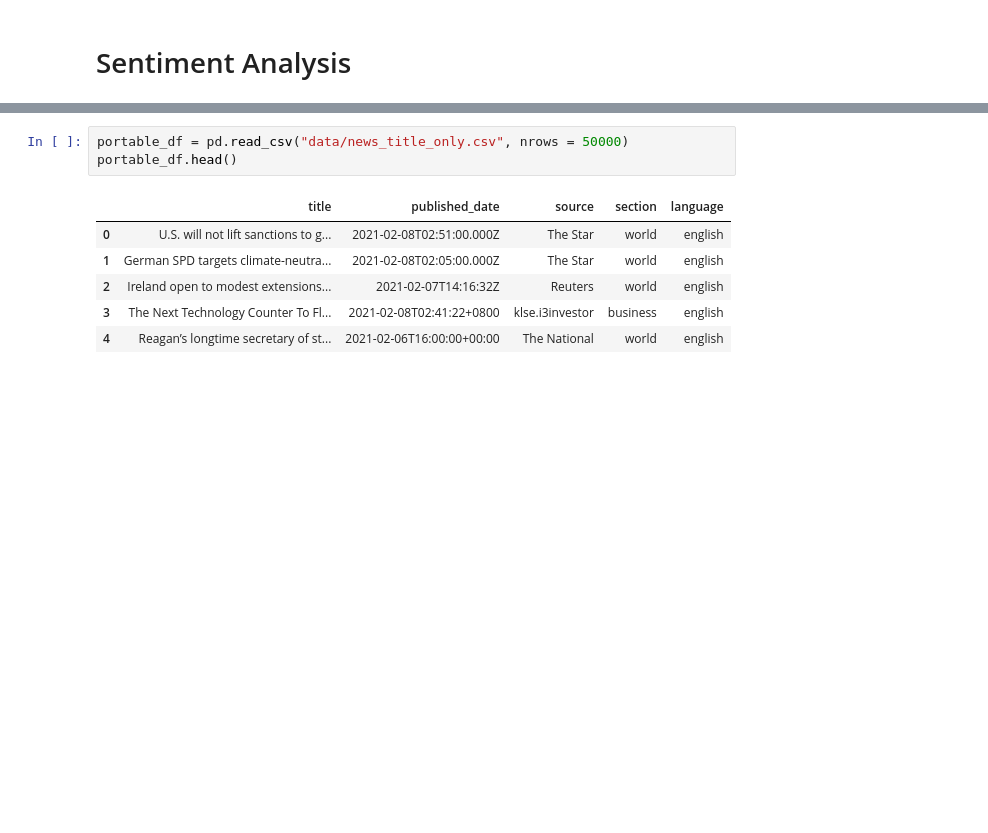
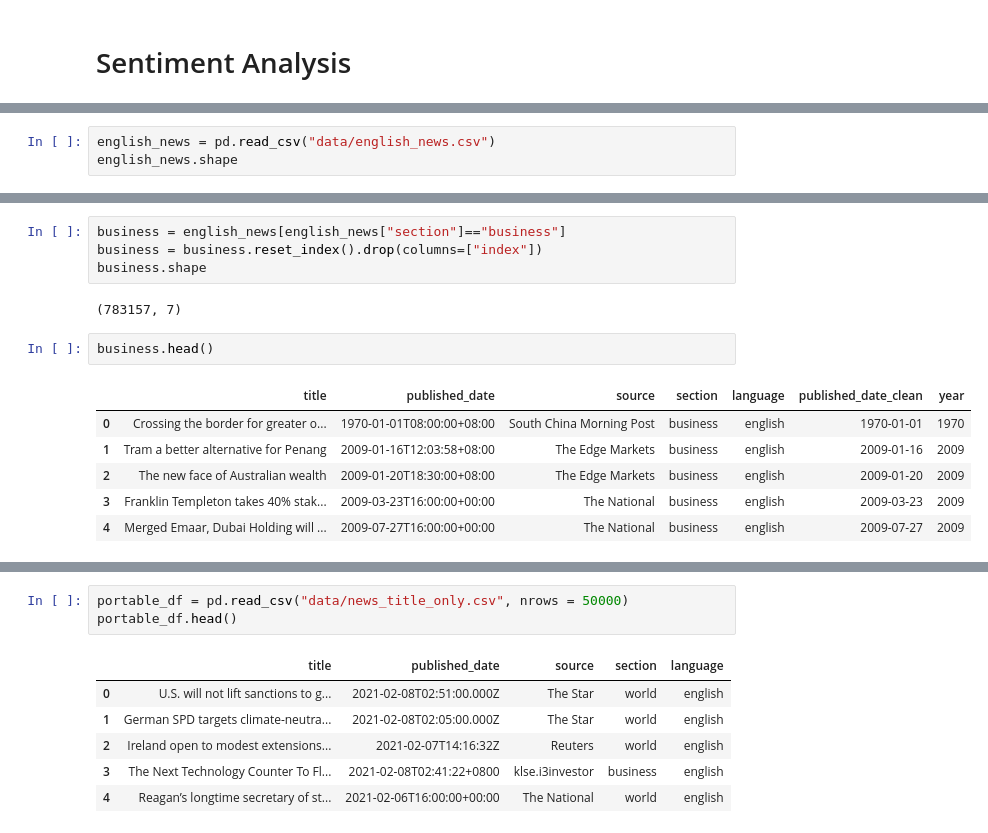
Before and after one commit to hazrulakmal/NLP, a Jupyter notebook: nlp/sentiment_analysis/sentiment-analysis.ipynb, the cells around one changed output, grey strips where cells are left out. Saved outputs shown, nothing was run; the diff lists cells and outputs as text; blank space fills up the shorter version.

```diff
--- a/nlp/sentiment_analysis/sentiment-analysis.ipynb
+++ b/nlp/sentiment_analysis/sentiment-analysis.ipynb
@@ -7,0 +9,3 @@ import seaborn as sns
+# %%
+english_news = pd.read_csv("data/english_news.csv")
+english_news.shape
@@ -7,0 +22,15 @@ import seaborn as sns
+# %%
+business = english_news[english_news["section"]=="business"]
+business = business.reset_index().drop(columns=["index"])
+business.shape
+# %% [output]
+(783157, 7)
+# %%
+business.head()
+# %% [output]
+|  | title | published_date | source | section | language | published_date_clean | year |
+| 0 | Crossing the border for greater o... | 1970-01-01T08:00:00+08:00 | South China Morning Post | business | english | 1970-01-01 | 1970 |
+| 1 | Tram a better alternative for Penang | 2009-01-16T12:03:58+08:00 | The Edge Markets | business | english | 2009-01-16 | 2009 |
+| 2 | The new face of Australian wealth | 2009-01-20T18:30:00+08:00 | The Edge Markets | business | english | 2009-01-20 | 2009 |
+| 3 | Franklin Templeton takes 40% stak... | 2009-03-23T16:00:00+00:00 | The National | business | english | 2009-03-23 | 2009 |
+| 4 | Merged Emaar, Dubai Holding will ... | 2009-07-27T16:00:00+00:00 | The National | business | english | 2009-07-27 | 2009 |
```
Also changed, not shown: parts of 5 cells of this notebook, 2 other files.
